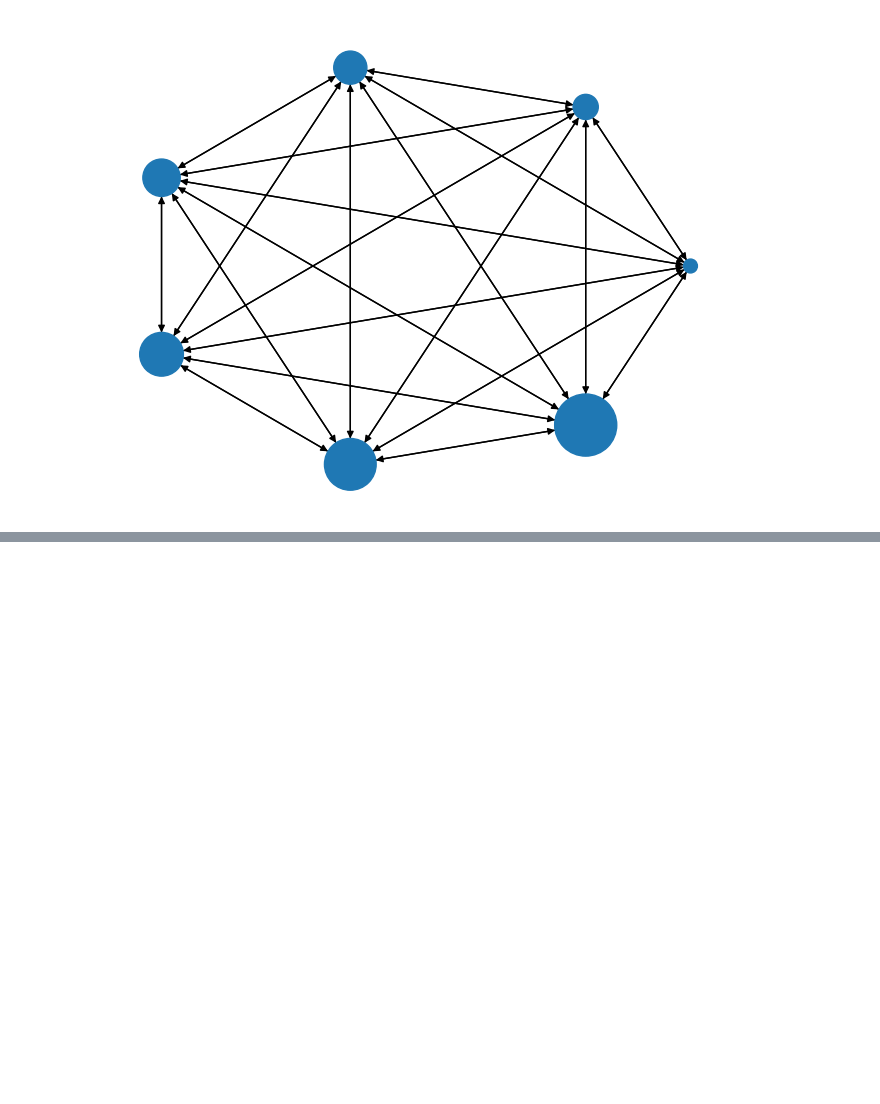
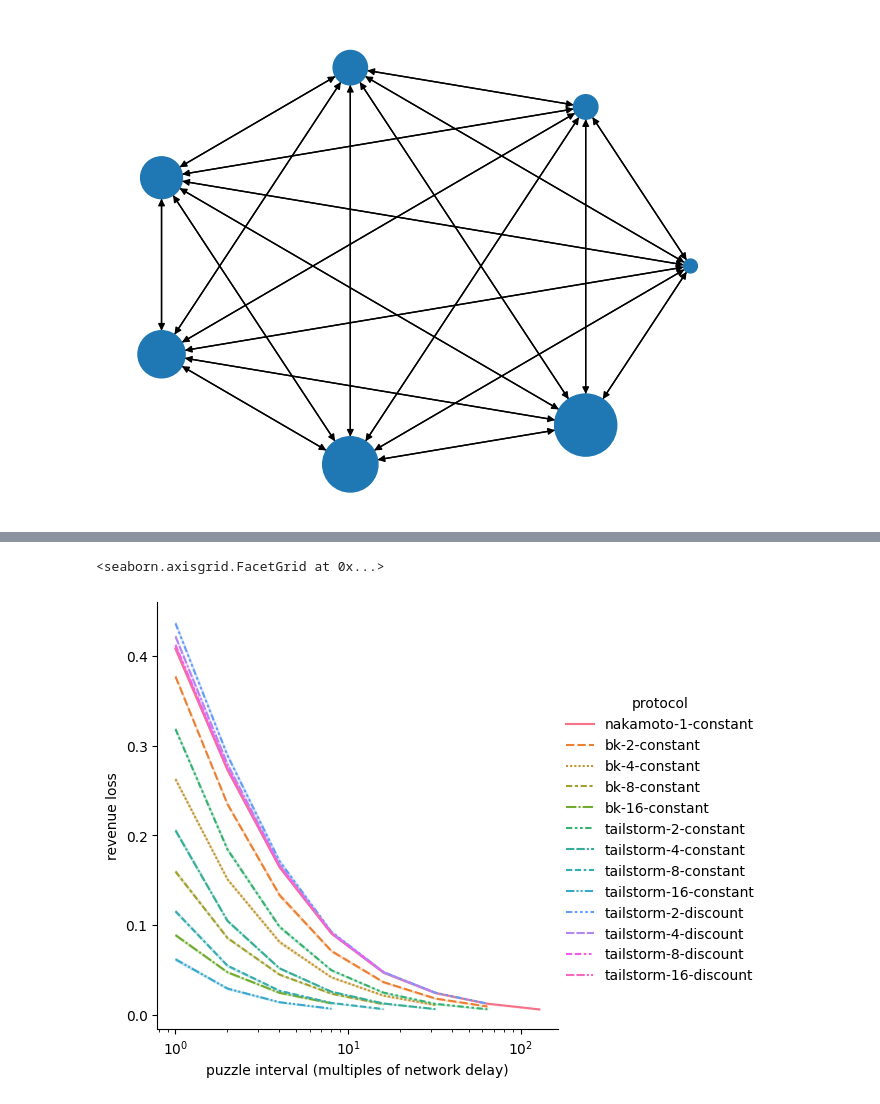
Before and after one commit to pkel/cpr, a Jupyter notebook: experiments/graphml_runner/honest-net-inequality.ipynb, the cells around one changed output, grey strips where cells are left out. Drawn from its saved outputs; the diff is of its cells as text; code cells hidden in the pictures; blank space fills up the shorter version.

```diff
--- a/experiments/graphml_runner/honest-net-inequality.ipynb
+++ b/experiments/graphml_runner/honest-net-inequality.ipynb
@@ -184,0 +247,18 @@ plt.axvline(gini(compute))
+# %%
+ax = sns.relplot(
+    kind="line",
+    data=df,
+    hue="protocol",
+    style="protocol",
+    y="revenue_loss",
+    x="activation_delay",
+)
+
+ax.set(
+    xscale="log",
+    xlabel="puzzle interval (multiples of network delay)",
+    ylabel="revenue loss",
+)
+# %% [output]
+<seaborn.axisgrid.FacetGrid at 0x...>
+[figure, added]
```
Also changed, not shown: parts of 14 cells of this notebook, 1 other file.
